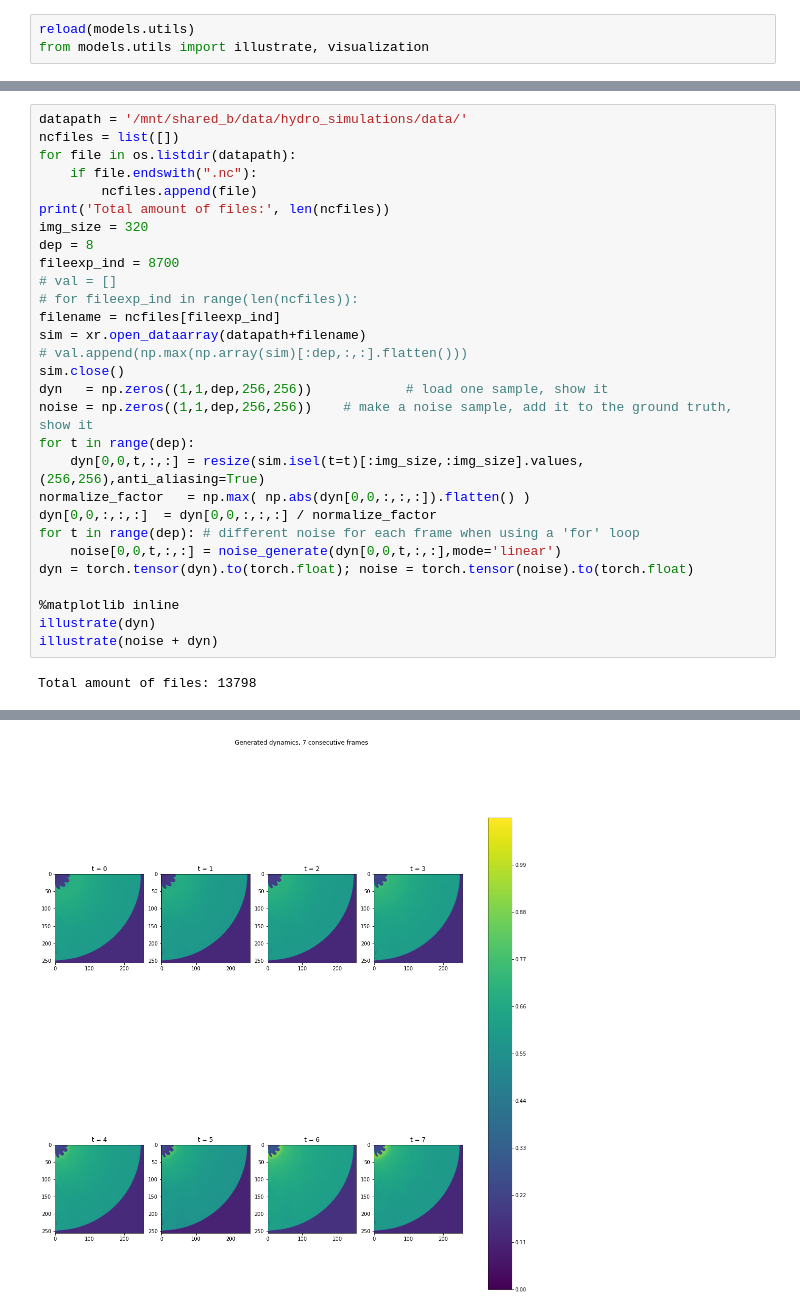
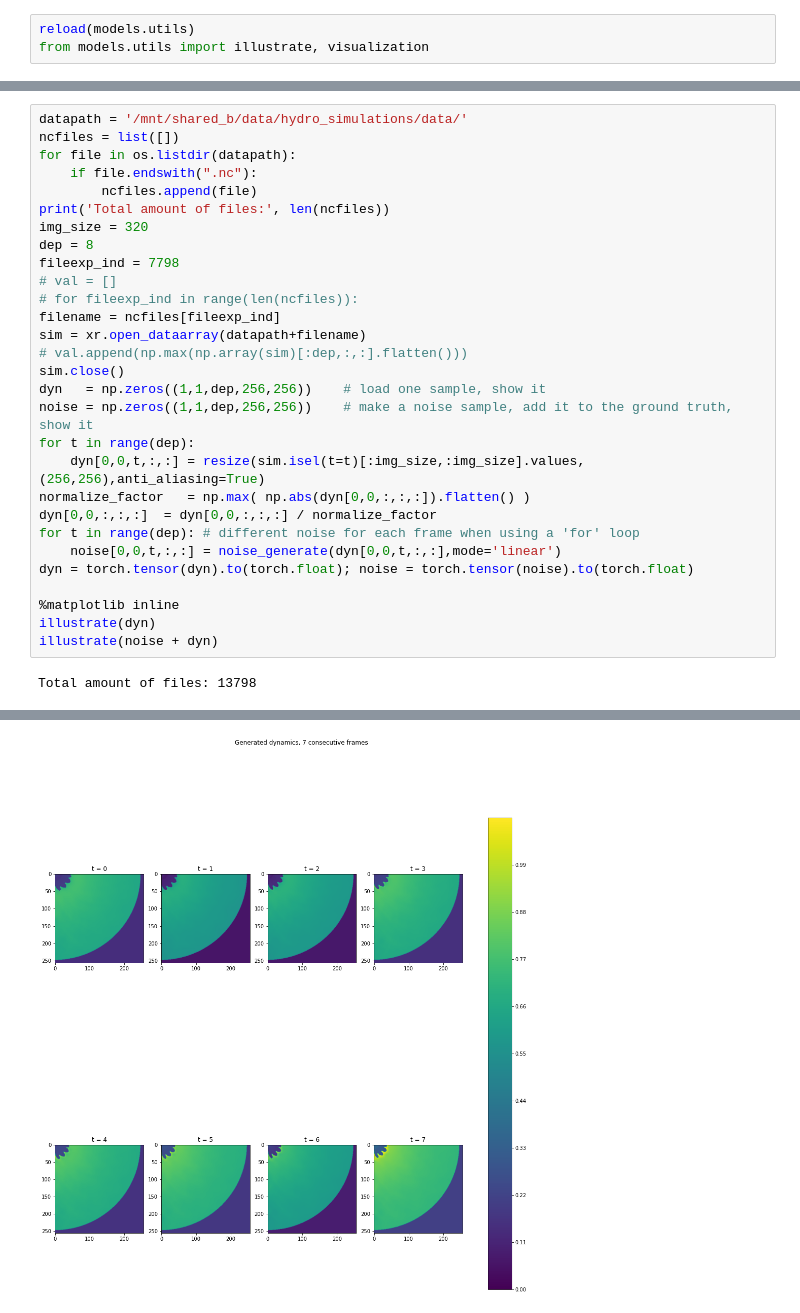
Before and after one commit to zhishenhuang/hydro, a Jupyter notebook: demo.ipynb, the cells around one changed output, grey strips where cells are left out. Saved outputs shown, nothing was run; the diff lists cells and outputs as text.

```diff
--- a/demo.ipynb
+++ b/demo.ipynb
@@ -39,36 +43,36 @@ visualization(errordata['g_loss'],errordata['d_loss'],errordata['val_loss'],erro
 # %%
 datapath = '/mnt/shared_b/data/hydro_simulations/data/'
 ncfiles = list([])
 for file in os.listdir(datapath):
     if file.endswith(".nc"):
         ncfiles.append(file)
 print('Total amount of files:', len(ncfiles))
 img_size = 320
 dep = 8
-fileexp_ind = 8700
+fileexp_ind = 7798
 # val = []
 # for fileexp_ind in range(len(ncfiles)):
 filename = ncfiles[fileexp_ind]
 sim = xr.open_dataarray(datapath+filename)
 # val.append(np.max(np.array(sim)[:dep,:,:].flatten()))
 sim.close()
-dyn   = np.zeros((1,1,dep,256,256))            # load one sample, show it
+dyn   = np.zeros((1,1,dep,256,256))    # load one sample, show it
 noise = np.zeros((1,1,dep,256,256))    # make a noise sample, add it to the ground truth, show it
 for t in range(dep):
     dyn[0,0,t,:,:] = resize(sim.isel(t=t)[:img_size,:img_size].values,(256,256),anti_aliasing=True)
 normalize_factor   = np.max( np.abs(dyn[0,0,:,:,:]).flatten() )
 dyn[0,0,:,:,:]  = dyn[0,0,:,:,:] / normalize_factor
 for t in range(dep): # different noise for each frame when using a 'for' loop
     noise[0,0,t,:,:] = noise_generate(dyn[0,0,t,:,:],mode='linear')
 dyn = torch.tensor(dyn).to(torch.float); noise = torch.tensor(noise).to(torch.float)
 
 %matplotlib inline
 illustrate(dyn)
 illustrate(noise + dyn)
 # %% [output]
 Total amount of files: 13798
 [figure]
-[figure, old version]
+[figure, new version]
 # %%
 # load a G net
 gnet = UNet3D(1,1,is_segmentation=False,final_sigmoid=False)
```
Also changed, not shown: parts of 3 cells of this notebook, 6 other files.
